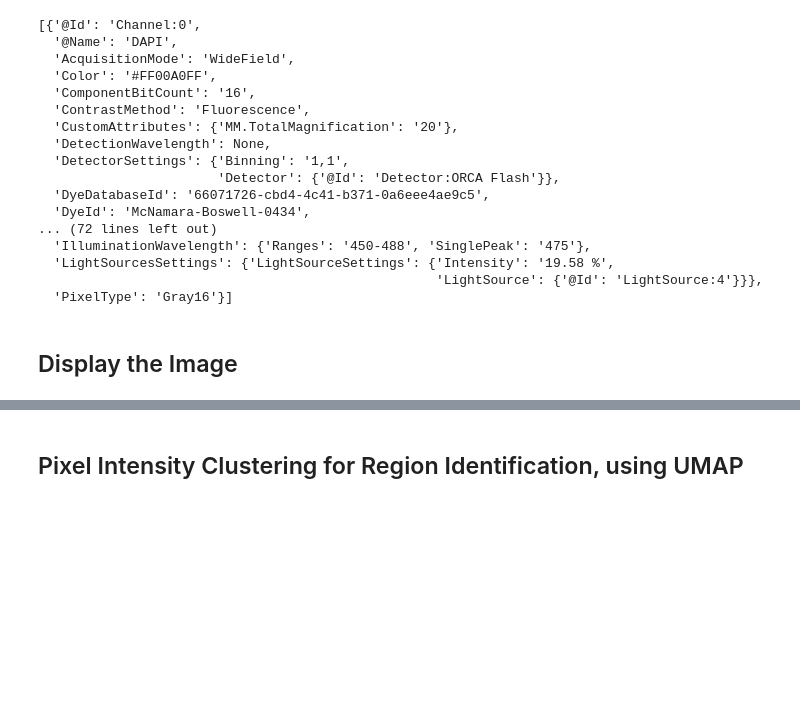
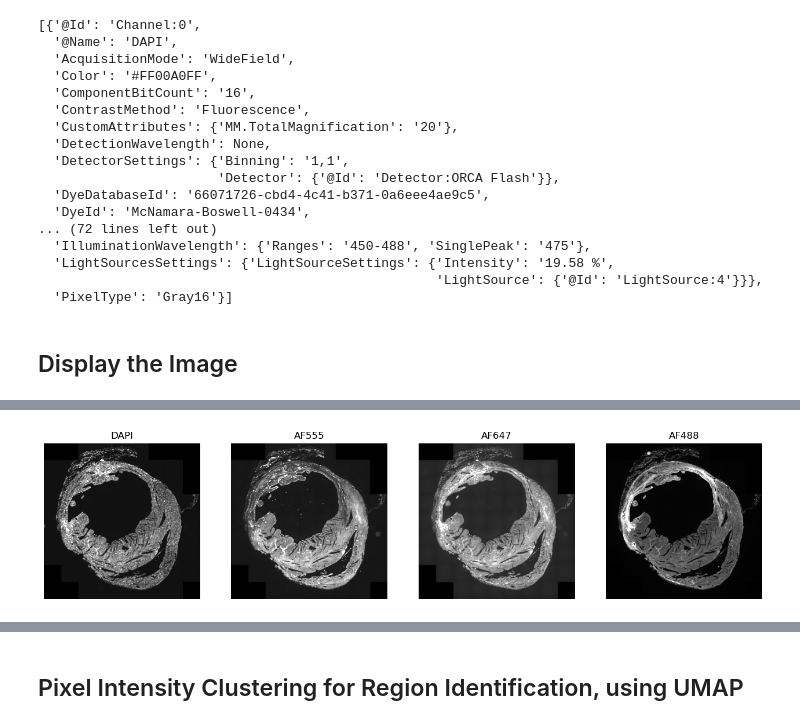
Before and after one commit to bpi-oxford/Myocardial-Infarction-Analysis, a Jupyter notebook: fluorescent.ipynb, the cells around one changed output, grey strips where cells are left out. Drawn from its saved outputs; the diff is of its cells as text; code cells hidden in the pictures; blank space fills up the shorter version.

```diff
--- a/fluorescent.ipynb
+++ b/fluorescent.ipynb
@@ -196,0 +203,3 @@ img_dask_sub
+# %%
+img_dask_sub = img_dask_sub.persist()
+img_dask_sub
@@ -279,0 +295,10 @@ for i in range(4):
+# %%
+def cle_gaussian_blur(image):
+    blurred_device = cle.gaussian_blur(image, sigma_x=2, sigma_y=2)
+    blurred_host = da.from_array(cle.pull(blurred_device))
+
+    # memory clean up
+    blurred_device.data.release()
+
+    # variable with automatically removed at the end of function scope
+    return blurred_host
@@ -279,0 +309,9 @@ for i in range(4):
+# %%
+futures = []
+for i in range(4):
+    future = dask.delayed(cle_gaussian_blur)(img_dask_sub[0,i,0,])
+    futures.append(future)
+# %%
+# specify the worker for the compute process
+with dask.annotate(resources={'GPU': 1}):
+    res = dask.compute(*futures)
@@ -279,0 +320,13 @@ for i in range(4):
+# %%
+fig, axs = plt.subplots(1,4,figsize=(16,10))
+
+for i in range(4):
+    ax = axs[i]
+    ax.set_axis_off()
+    img_ch = res[i]
+    lp = da.percentile(img_ch.ravel(),0.5)
+    up = da.percentile(img_ch.ravel(),99.5)
+    ax.imshow(img_ch,cmap="gray",vmin=lp,vmax=up)
+    ax.set_title(channel_info[i]['@Name'])
+# %% [output]
+[figure, added]
```
Also changed, not shown: parts of 30 cells of this notebook.
